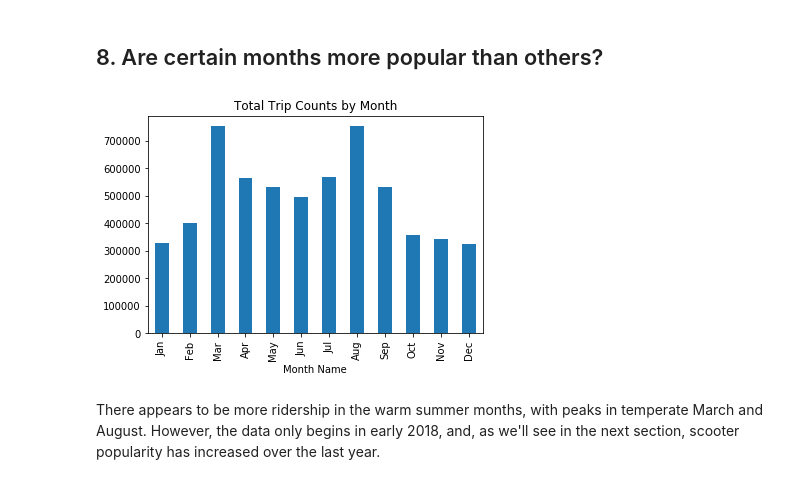
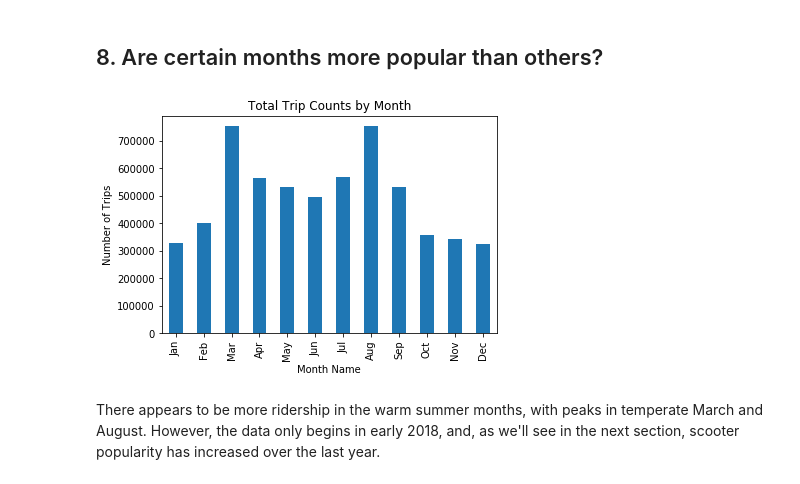
Before and after one commit to trevbhatt/predicting_scooter_utilization, a Jupyter notebook: data_story.ipynb, the cells around one changed output. Saved outputs shown, nothing was run; the diff lists cells and outputs as text; code cells hidden in the pictures.

```diff
--- a/data_story.ipynb
+++ b/data_story.ipynb
@@ -251,17 +252,17 @@ As it turns out, more scooters are moved between Census Tracts than remain in th
 # %%
 # Count trips per day and sort by day:
 monthly_total = pd.DataFrame(scooters['Month'].value_counts().sort_index())
 
 # Map month names for better labels.
 monthly_total['Month Name'] = ['Jan', 'Feb', 'Mar', 'Apr', 'May', 'Jun', 'Jul', 'Aug', 'Sep', 'Oct', 'Nov', 'Dec']
 
 # Plot
 monthly_total.plot(kind='bar', x='Month Name', y='Month', title='Total Trip Counts by Month', legend=False)
-
+plt.ylabel('Number of Trips')
 plt.show()
 plt.close()
 # %% [output]
-[figure, old version]
+[figure, new version]
 # %% [markdown]
 There appears to be more ridership in the warm summer months, with peaks in temperate March and August.  However, the data only begins in early 2018, and, as we'll see in the next section, scooter popularity has increased over the last year.
 # %% [markdown]
```
Also changed, not shown: parts of 14 cells of this notebook, 1 other file.
